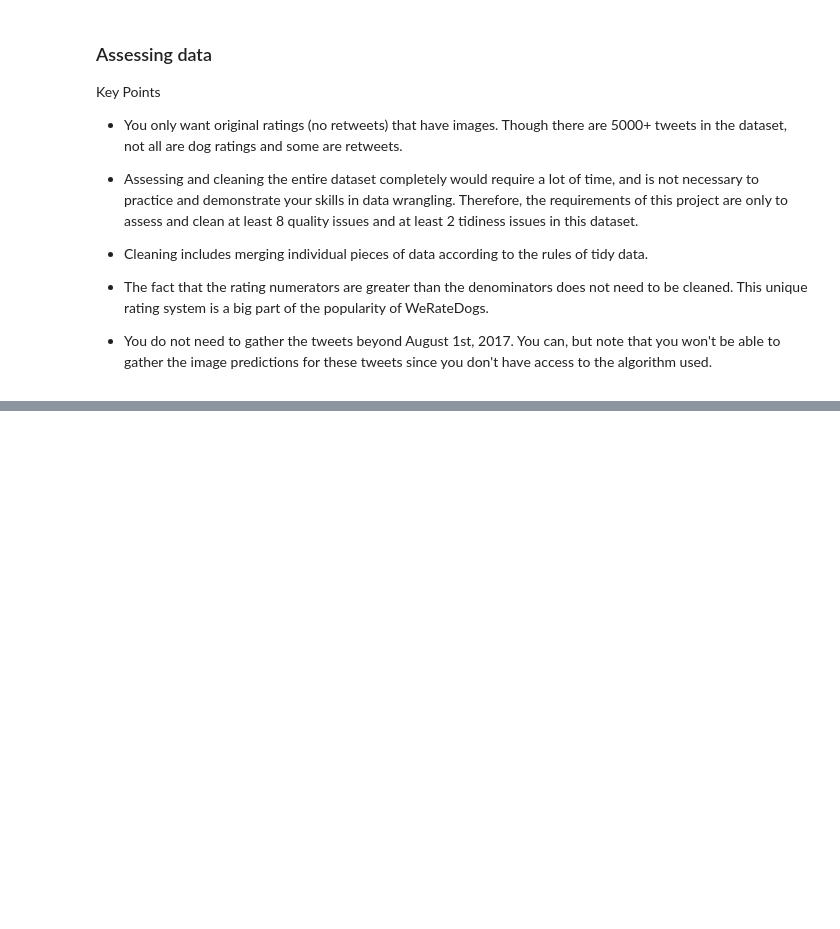
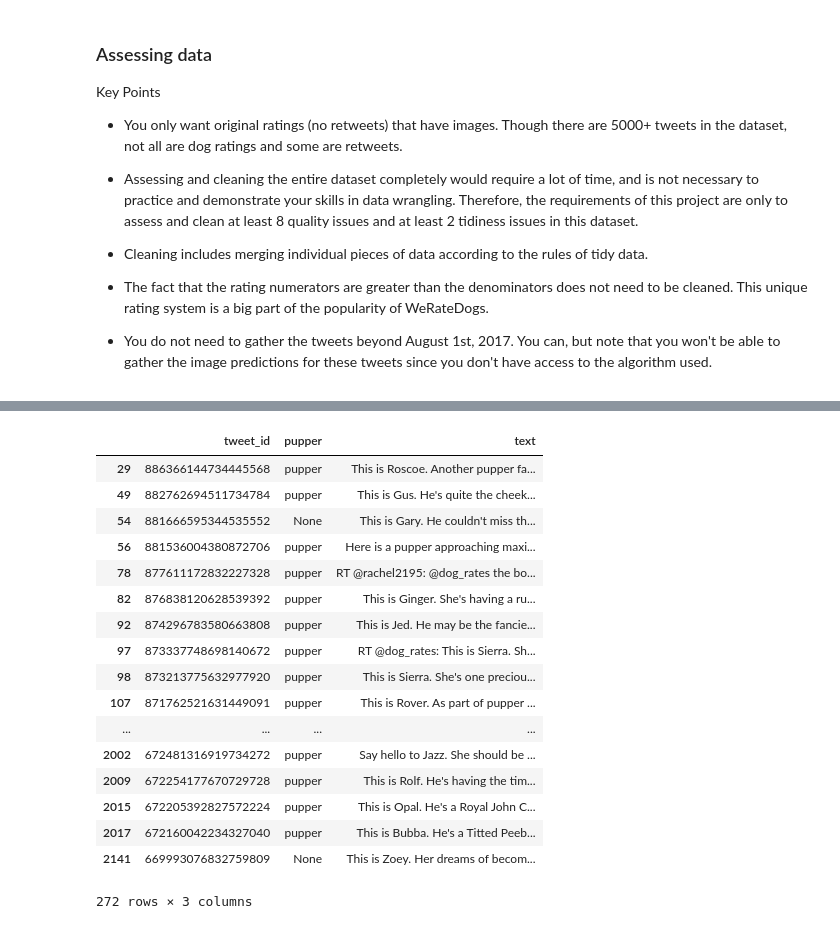
Before and after one commit to bthodla/danano, a Jupyter notebook: prj4/wrangle_act.ipynb, the cells around one changed output, grey strips where cells are left out. Saved outputs shown, nothing was run; the diff lists cells and outputs as text; code cells hidden in the pictures; blank space fills up the shorter version.

```diff
--- a/prj4/wrangle_act.ipynb
+++ b/prj4/wrangle_act.ipynb
@@ -195,0 +245,24 @@ Key Points
+# %%
+# Dog stages ('doggo', 'floofer', 'pupper', 'puppo') are not fully recorded in the respective columns with most values having been set to "None"
+# This needs to be corrected
+
+tweets_df[tweets_df['text'].str.contains("pupper")][['tweet_id', 'pupper', 'text']]
+# %% [output]
+|  | tweet_id | pupper | text |
+| 29 | 886366144734445568 | pupper | This is Roscoe. Another pupper fa... |
+| 49 | 882762694511734784 | pupper | This is Gus. He's quite the cheek... |
+| 54 | 881666595344535552 | None | This is Gary. He couldn't miss th... |
+| 56 | 881536004380872706 | pupper | Here is a pupper approaching maxi... |
+| 78 | 877611172832227328 | pupper | RT @rachel2195: @dog_rates the bo... |
+| 82 | 876838120628539392 | pupper | This is Ginger. She's having a ru... |
+| 92 | 874296783580663808 | pupper | This is Jed. He may be the fancie... |
+| 97 | 873337748698140672 | pupper | RT @dog_rates: This is Sierra. Sh... |
+| 98 | 873213775632977920 | pupper | This is Sierra. She's one preciou... |
+| 107 | 871762521631449091 | pupper | This is Rover. As part of pupper ... |
+| ... | ... | ... | ... |
+| 2002 | 672481316919734272 | pupper | Say hello to Jazz. She should be ... |
+| 2009 | 672254177670729728 | pupper | This is Rolf. He's having the tim... |
+| 2015 | 672205392827572224 | pupper | This is Opal. He's a Royal John C... |
+| 2017 | 672160042234327040 | pupper | This is Bubba. He's a Titted Peeb... |
+| 2141 | 669993076832759809 | None | This is Zoey. Her dreams of becom... |
+272 rows × 3 columns
```
Also changed, not shown: parts of 8 cells of this notebook.
